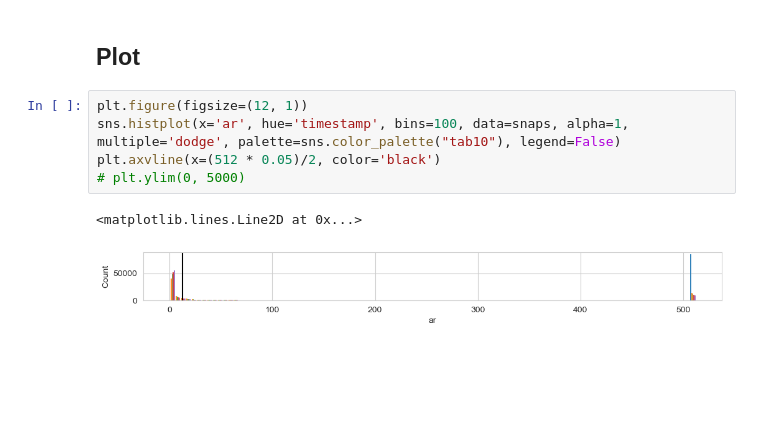
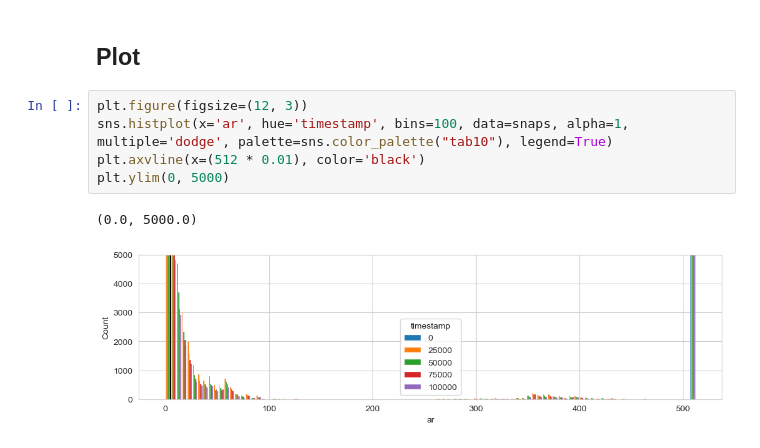
Before and after one commit to ThatUdeshUK/fast_extension, a Jupyter notebook: analysis/KNNQuerySizes.ipynb, the cells around one changed output. Saved outputs shown, nothing was run; the diff lists cells and outputs as text; blank space fills up the shorter version.

```diff
--- a/analysis/KNNQuerySizes.ipynb
+++ b/analysis/KNNQuerySizes.ipynb
@@ -26,10 +26,10 @@ snaps.head()
 # %% [markdown]
 ## Plot
 # %%
-plt.figure(figsize=(12, 1))
-sns.histplot(x='ar', hue='timestamp', bins=100, data=snaps, alpha=1, multiple='dodge', palette=sns.color_palette("tab10"), legend=False)
-plt.axvline(x=(512 * 0.05)/2, color='black')
-# plt.ylim(0, 5000)
+plt.figure(figsize=(12, 3))
+sns.histplot(x='ar', hue='timestamp', bins=100, data=snaps, alpha=1, multiple='dodge', palette=sns.color_palette("tab10"), legend=True)
+plt.axvline(x=(512 * 0.01), color='black')
+plt.ylim(0, 5000)
 # %% [output]
-<matplotlib.lines.Line2D at 0x...>
+(0.0, 5000.0)
-[figure, old version]
+[figure, new version]
```
Also changed, not shown: 15 other files.
